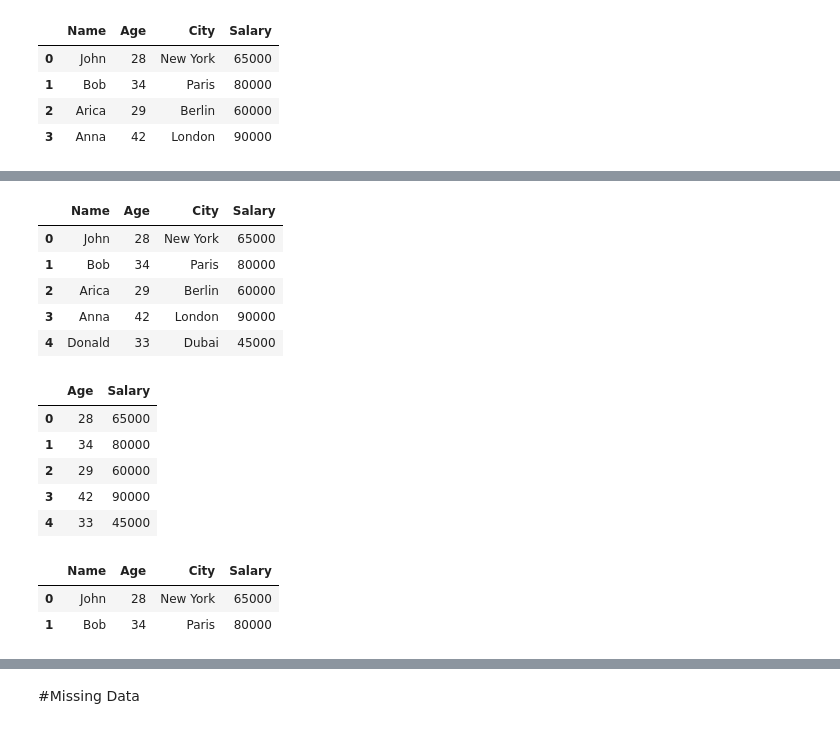
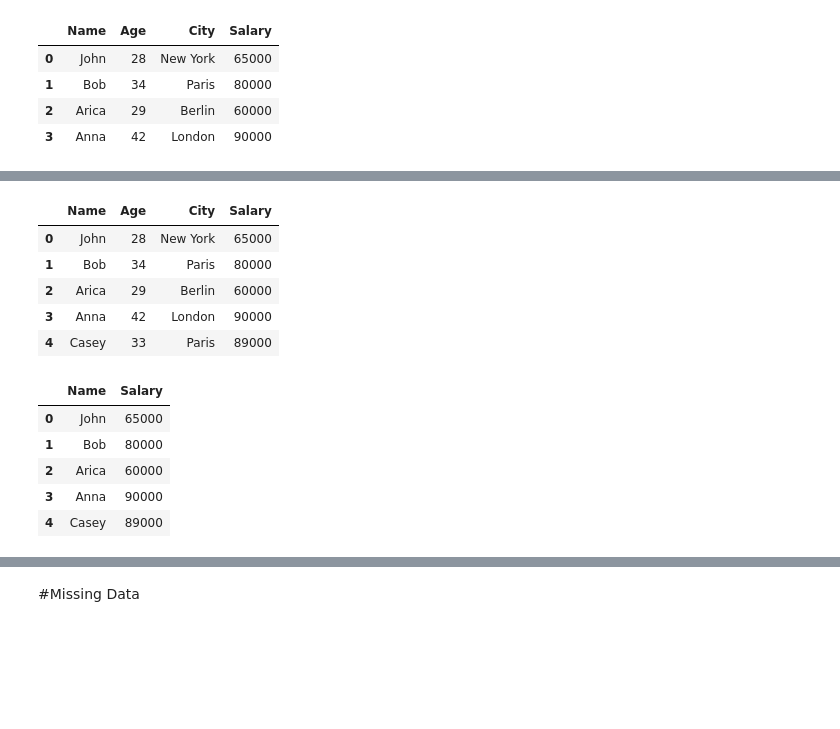
Before and after one commit to TanzilaDewan789/python_all, a Jupyter notebook: Pandas.ipynb, the cells around one changed output, grey strips where cells are left out. Drawn from its saved outputs; the diff is of its cells as text; code cells hidden in the pictures; blank space fills up the shorter version.

Commit message:
Updated DataFrame

```diff
--- a/Pandas.ipynb
+++ b/Pandas.ipynb
@@ -193,8 +193,8 @@ print(df)#Storing for later
 # %%
-#adding column name to the table
+#2.adding column name to the table
 col = ['Name','Age','City','Salary']
-df = pd.DataFrame(data_list,columns = col)
-df
+table = pd.DataFrame(data_list, columns= col)
+table
 # %% [output]
 |  | Name | Age | City | Salary |
 | 0 | John | 28 | New York | 65000 |
@@ -248,0 +204,4 @@ df
+# %%
+#3.Add new columns
+table["Designation"]=["teacher","engineer",'doctor','hr']
+table
@@ -248,0 +214,4 @@ df
+# %%
+#4.create a new row
+table.loc[len(data_list)]=["Casey",33,"Paris",89000,"manager"]
+table
@@ -268,28 +290,21 @@ df #Designation is still available
 # %%
-#Delete column permanently
-df.drop('Designation', axis = 1, inplace= True)
-df
+#delete parmanently
+table.drop("Designation", axis =1, inplace = True)
+table
 # %% [output]
 |  | Name | Age | City | Salary |
 | 0 | John | 28 | New York | 65000 |
 | 1 | Bob | 34 | Paris | 80000 |
 | 2 | Arica | 29 | Berlin | 60000 |
 | 3 | Anna | 42 | London | 90000 |
-| 4 | Donald | 33 | Dubai | 45000 |
+| 4 | Casey | 33 | Paris | 89000 |
 # %%
-#delete multiple column(temp.)
-df.drop(['Name','City'], axis=1)
+#delete multiple column
+table.drop(['City', 'Age'], axis=1)
 # %% [output]
-|  | Age | Salary |
-| 0 | 28 | 65000 |
-| 1 | 34 | 80000 |
-| 2 | 29 | 60000 |
-| 3 | 42 | 90000 |
-| 4 | 33 | 45000 |
+|  | Name | Salary |
+| 0 | John | 65000 |
+| 1 | Bob | 80000 |
+| 2 | Arica | 60000 |
+| 3 | Anna | 90000 |
+| 4 | Casey | 89000 |
-# %%
-#Selecting Rows- 1st 2 rows
-df.loc[[0,1]]
-# %% [output]
-|  | Name | Age | City | Salary |
-| 0 | John | 28 | New York | 65000 |
-| 1 | Bob | 34 | Paris | 80000 |
```
Also changed, not shown: parts of 24 cells of this notebook.
